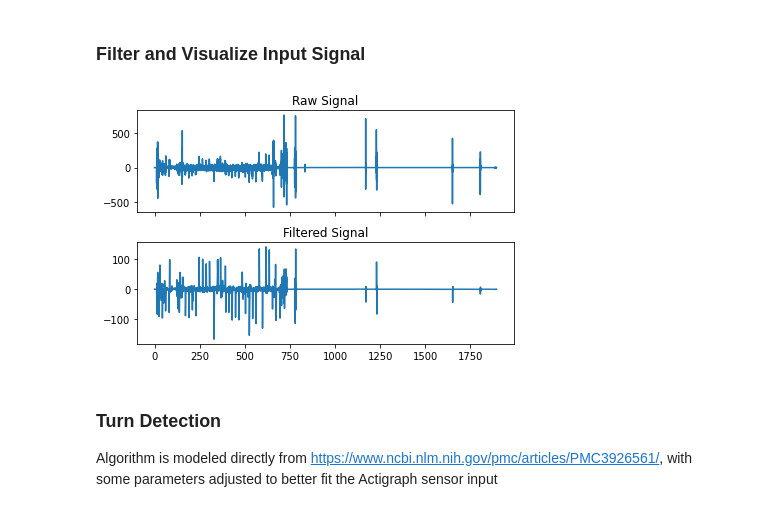
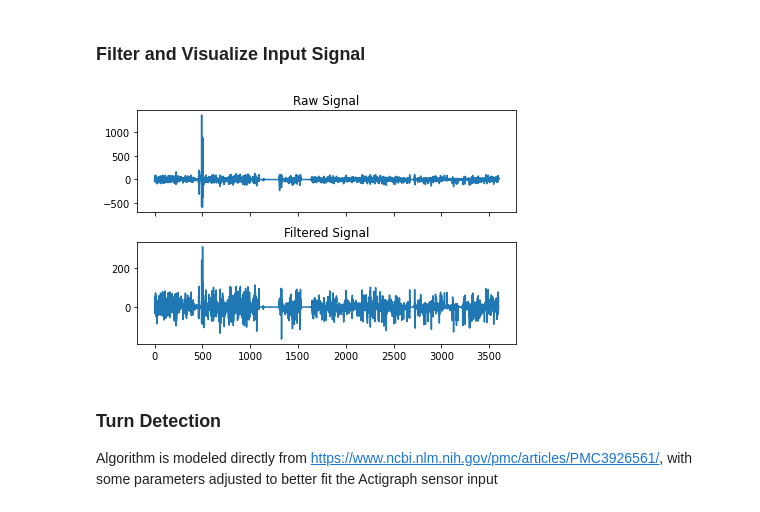
Before and after one commit to bicbioeng/ActiGraph, a Jupyter notebook: Actigraph Gait Analysis and Feature Extraction.ipynb, the cells around one changed output. Saved outputs shown, nothing was run; the diff lists cells and outputs as text; code cells hidden in the pictures.

```diff
--- a/Actigraph Gait Analysis and Feature Extraction.ipynb
+++ b/Actigraph Gait Analysis and Feature Extraction.ipynb
@@ -34,4 +40,8 @@ raw_df.to_csv(processed_file,index=False)
 # %% [markdown]
 # TURN DETECTION From Gyro Data
 USING ALGORITHM FROM https://www.ncbi.nlm.nih.gov/pmc/articles/PMC3926561/
+# %%
+## if you want to load specific file run this block
+file = "dwight_waist100hz_2022-04-18_filtered.csv" # for example purposes, substitute in lines below
+processed_file = file
 # %%
@@ -49,32 +58,28 @@ gyro_df.head()
 # %% [markdown]
 ### Filter and Visualize Input Signal
 # %%
-from scipy import signal
-import matplotlib.pyplot as plt
-import math
-
 # extract vertical component of angular velocity
 sig = gyro_df['gyro_y']
 # apply 1.5Hz 4th order Butterworth filter
 order = 4
-filter_freq = 0.5
+filter_freq = 1.5
 sampling_freq = 100
 sos = signal.butter(N=order, Wn=filter_freq, fs = sampling_freq,
                      btype='lowpass', analog=False, output="sos")
 filtered = signal.sosfilt(sos, sig)
 # transform time to 0 and rescale to seconds from ms
 time = (gyro_df['unix_timestamps'] - min(gyro_df['unix_timestamps']))/1000
 
 # plot the raw and filtered signals
 fig, (ax1, ax2) = plt.subplots(2,1,sharex=True)
 ax1.plot(time, sig)
 ax1.set_title("Raw Signal")
 ax2.plot(time, filtered)
 ax2.set_title("Filtered Signal")
 plt.tight_layout()
 plt.show()
 # %% [output]
-[figure, old version]
+[figure, new version]
 # %% [markdown]
 ### Turn Detection
 Algorithm is modeled directly from https://www.ncbi.nlm.nih.gov/pmc/articles/PMC3926561/, with some parameters adjusted to better fit the Actigraph sensor input
```
Also changed, not shown: parts of 78 cells of this notebook, 8 other files.
